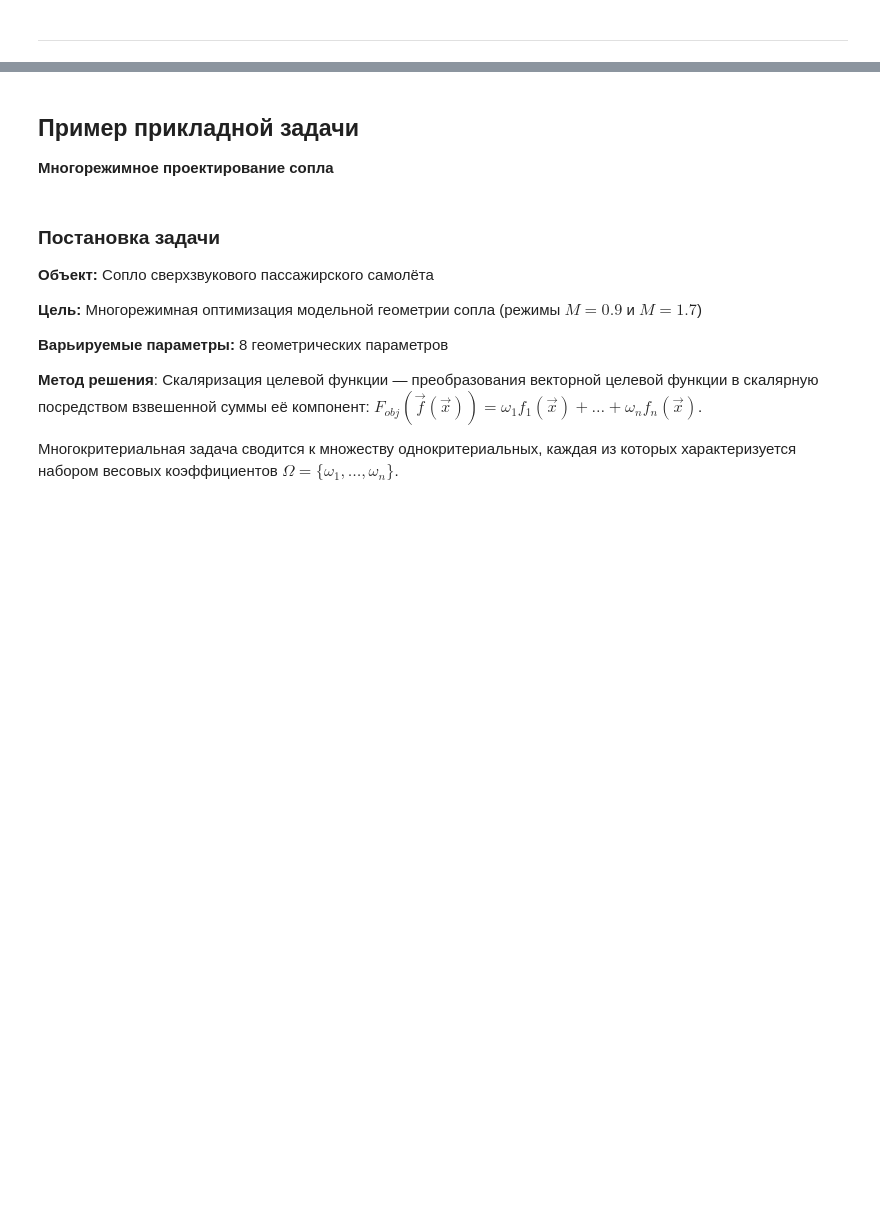
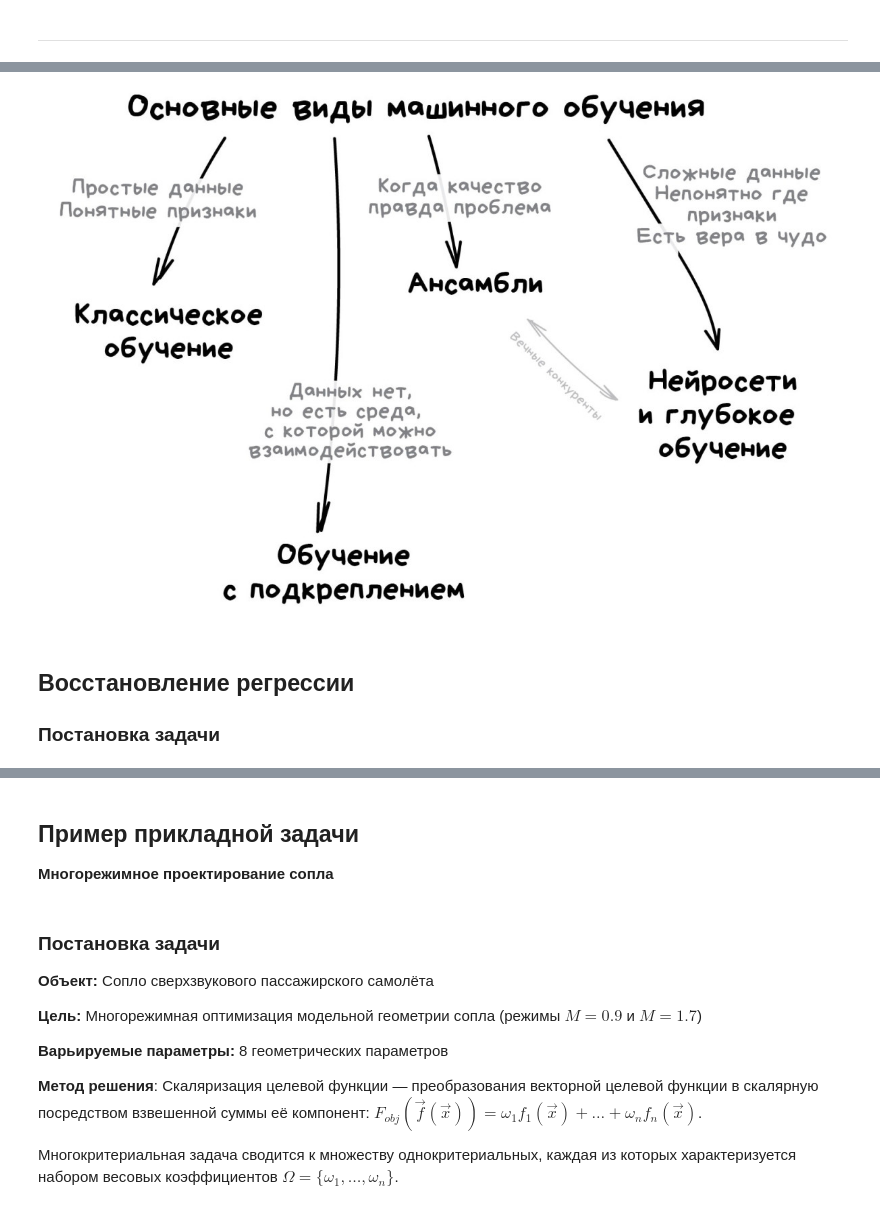
Before and after one commit to aa-savelyev/DaOptSm, a Jupyter notebook: 1.LA/slides/01.Intro_slides.ipynb, the cells around one changed output, grey strips where cells are left out. Saved outputs shown, nothing was run; the diff lists cells and outputs as text; code cells hidden in the pictures; blank space fills up the shorter version.

```diff
--- a/1.LA/slides/01.Intro_slides.ipynb
+++ b/1.LA/slides/01.Intro_slides.ipynb
@@ -129,0 +164,8 @@ plt.show()
+# %%
+display(Image('../pix/01.Intro/ML_scheme_2.jpeg', width=im_width))
+# %% [output]
+[figure, added]
+# %% [markdown]
+## Восстановление регрессии
+
+### Постановка задачи
```
Also changed, not shown: parts of 61 cells of this notebook, 19 other files.
